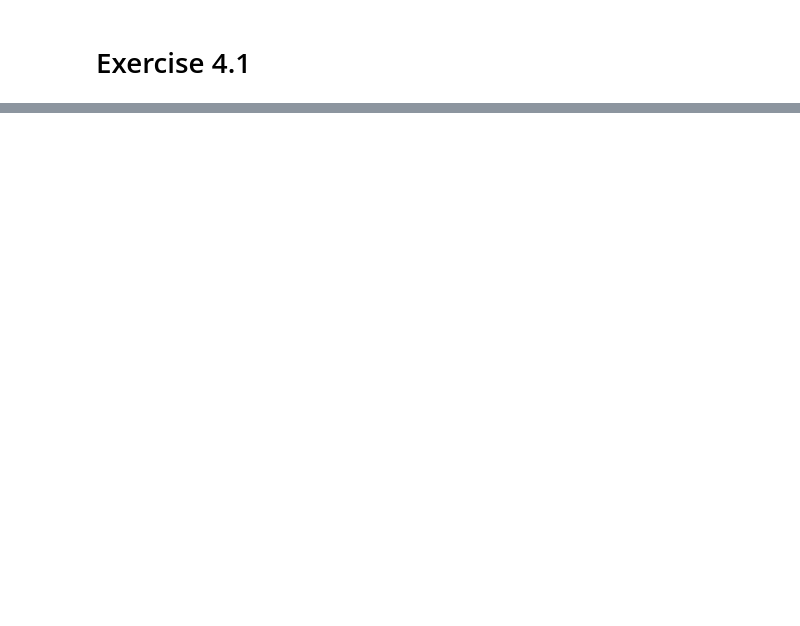
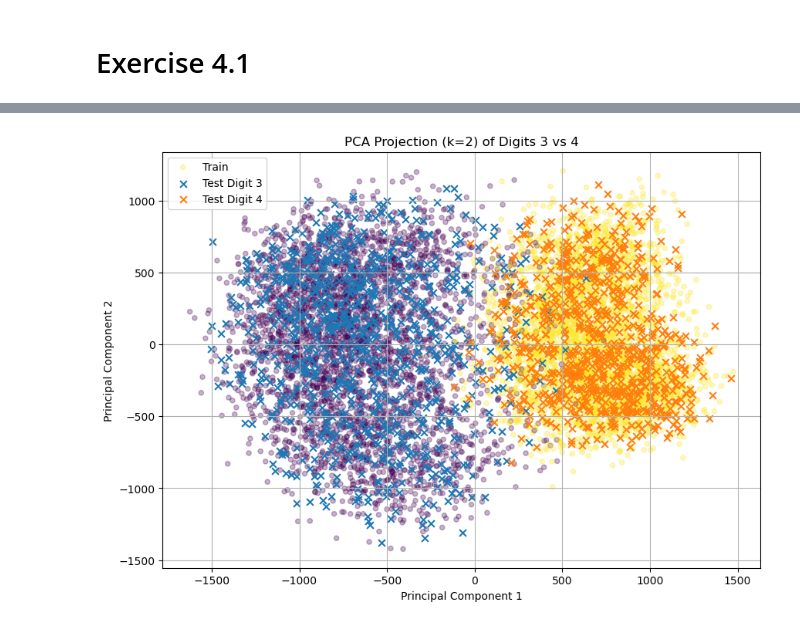
Before and after one commit to FiloDrd/SMM-Homeworks, a Jupyter notebook: consegna/HW4_DradiFilippo.ipynb, the cells around one changed output, grey strips where cells are left out. Drawn from its saved outputs; the diff is of its cells as text; code cells hidden in the pictures; blank space fills up the shorter version.

```diff
--- a/consegna/HW4_DradiFilippo.ipynb
+++ b/consegna/HW4_DradiFilippo.ipynb
@@ -92,0 +205,18 @@ Singular Values (sigma): [4.53270928 3.73907164 2.72173241 1.89806806 1.59069575
+# %%
+from mpl_toolkits.mplot3d import Axes3D
+import pandas as pd
+import numpy as np
+import matplotlib.pyplot as plt
+
+np.random.seed(42)
+df = pd.read_csv('../data/train.csv')
+print("Data loaded successfully.")
+
+data = df.values
+print(f"Data shape: {data.shape}")
+
+Y_all = data[:, 0]
+X_all = data[:, 1:]
+
+print(f"Features (X) shape: {X_all.shape}")
+print(f"Labels (Y) shape: {Y_all.shape}")
@@ -92,0 +278,22 @@ Singular Values (sigma): [4.53270928 3.73907164 2.72173241 1.89806806 1.59069575
+# %%
+
+plt.figure(figsize=(10, 7))
+
+scatter_train = plt.scatter(Z_train[:, 0], Z_train[:, 1], c=Y_train,
+                            cmap='viridis', alpha=0.3, label='Train', s=20)
+
+for digit in [digit_a, digit_b]:
+
+    mask = (Y_test == digit)
+
+    plt.scatter(Z_test[mask, 0], Z_test[mask, 1],
+                marker='x', s=40, label=f'Test Digit {digit}')
+
+plt.title(f"PCA Projection (k=2) of Digits {digit_a} vs {digit_b}")
+plt.xlabel("Principal Component 1")
+plt.ylabel("Principal Component 2")
+plt.legend()
+plt.grid(True)
+plt.show()
+# %% [output]
+[figure, added]
```
Also changed, not shown: parts of 19 cells of this notebook, 7 other files.
